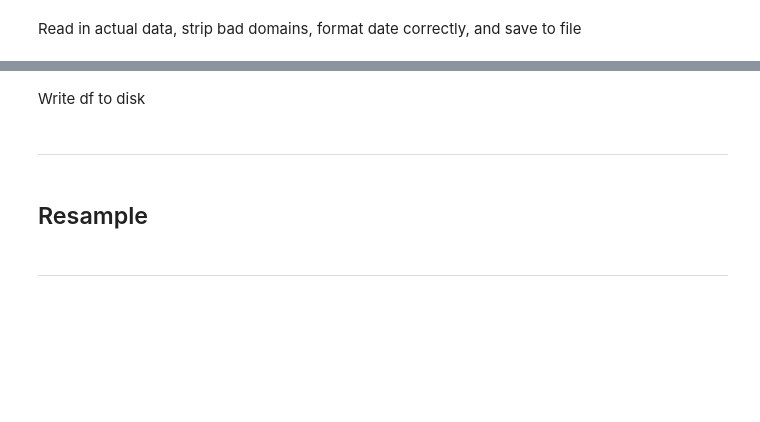
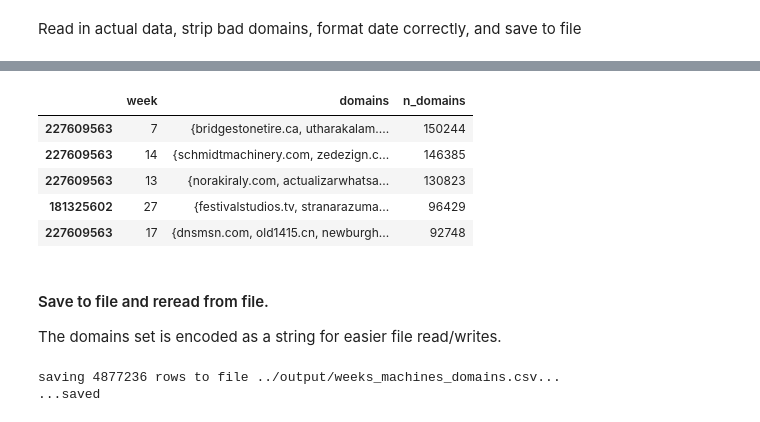
Before and after one commit to aberke/floc-analysis, a Jupyter notebook: notebooks/12.3 domain processing.ipynb, the cells around one changed output, grey strips where cells are left out. Drawn from its saved outputs; the diff is of its cells as text; code cells hidden in the pictures; blank space fills up the shorter version.

```diff
--- a/notebooks/12.3 domain processing.ipynb
+++ b/notebooks/12.3 domain processing.ipynb
@@ -53,0 +77,5 @@ jan1 = datetime.strptime(str('20170101'), '%Y%m%d')
+# %%
+# make a list with the tricky bad domains that do have a dot and can then look like an eTLD+1
+dot_bad_domains = [d for d in bad_domains if "." in d]
+print('%s bad . domains' % len(dot_bad_domains))
+dot_bad_domains[:10]
@@ -54,9 +94,16 @@ jan1 = datetime.strptime(str('20170101'), '%Y%m%d')
+# %%
+# Filter to keep domains
+def keep_domain(d):
+    return ('.' in d) and (not d in dot_bad_domains)
 # %%
+CHUNKSIZE=1000000
+
+
 def process_chunk(sessions_chunk):
     # drop rows with nan or malformed domains
     sessions_chunk.dropna(inplace=True)
     # drop malformed domains
-    sessions_chunk = sessions_chunk[sessions_chunk.domain_name.map(lambda d: d not in bad_domains)]
+    sessions_chunk = sessions_chunk[sessions_chunk.domain_name.map(keep_domain)]
     # drop rows where event date is Jan 1 2017.
     sessions_chunk = sessions_chunk[sessions_chunk.event_date > jan1]
     # assign weeks
@@ -68,10 +115,20 @@ def process_chunk(sessions_chunk):
     )['domain_name'].unique()
     return week_machine_domains
 
-n_cores = 10
-CHUNKSIZE=1000000
+
 chunks = pd.read_csv(sessions_fpath,
                      encoding="ISO-8859-1",
                      chunksize=CHUNKSIZE,
-                     usecols=['machine_id', 'event_date', 'domain_name'])
-wmds = Parallel(n_jobs=n_cores)(delayed(process_chunk)(chunk) for chunk in chunks)
+                     usecols=['machine_id', 'event_date', 'domain_name'],
+                     parse_dates=['event_date'])
+
+for i, chunk in enumerate(chunks):
+    start_d = datetime.now()
+    print('%s : chunk %s' % (start_d, i))
+    week_machine_domains = process_chunk(chunk)
+    for w in range(1, 52+1):
+        # maps for week w, {machine_id -> [array of unique domains]}
+        w_machine_domains_dict = week_machine_domains.xs(w).to_dict()
+        for m, d_array in w_machine_domains_dict.items():
+            weeks_machines_domains[w][m].update(set(d_array))
+    print('time to handle chunk: %s' % (datetime.now() - start_d))
@@ -89,10 +156,7 @@ for w in range(1, 52+1):
     if w % 10 == 0:
         print('week', w, datetime.now().time())
     weeks_machines_domains_df = weeks_machines_domains_df.append(pd.DataFrame.from_dict(
-        # 12/3 note: we added the if len(d) > 0 to try and eliminate '' domains in the next step.
-        # check this once the chunk processing is working.
-        {m: [m, w, d, len(d)] for m,d in weeks_machines_domains[w].items() if len(d) > 0},
+        {m: [m, w, d, len(d)] for m,d in weeks_machines_domains[w].items()},
         orient='index',
         columns=['machine_id', 'week','domains', 'n_domains']
     ))
-weeks_machines_domains_df.drop('machine_id', axis=1).head()
@@ -148,2 +168,0 @@ KeyError: 1
-# %% [markdown]
-Write df to disk
@@ -151,0 +169,15 @@ Write df to disk
+# %%
+weeks_machines_domains_df.sort_values(
+    'n_domains', ascending=False
+).drop('machine_id', axis=1).head()
+# %% [output]
+|  | week | domains | n_domains |
+| 227609563 | 7 | {bridgestonetire.ca, utharakalam.... | 150244 |
+| 227609563 | 14 | {schmidtmachinery.com, zedezign.c... | 146385 |
+| 227609563 | 13 | {norakiraly.com, actualizarwhatsa... | 130823 |
+| 181325602 | 27 | {festivalstudios.tv, stranarazuma... | 96429 |
+| 227609563 | 17 | {dnsmsn.com, old1415.cn, newburgh... | 92748 |
+# %% [markdown]
+#### Save to file and reread from file.
+
+The domains set is encoded as a string for easier file read/writes.
@@ -152,2 +200,5 @@ Write df to disk
 # %%
-write_weeks_machines_domains(df)
+write_weeks_machines_domains(weeks_machines_domains_df)
+# %% [output]
+saving 4877236 rows to file ../output/weeks_machines_domains.csv...
+...saved
@@ -156,6 +204,0 @@ write_weeks_machines_domains(df)
-# %% [markdown]
----
-# %% [markdown]
-## Resample
-# %% [markdown]
----
```
Also changed, not shown: parts of 17 cells of this notebook.
